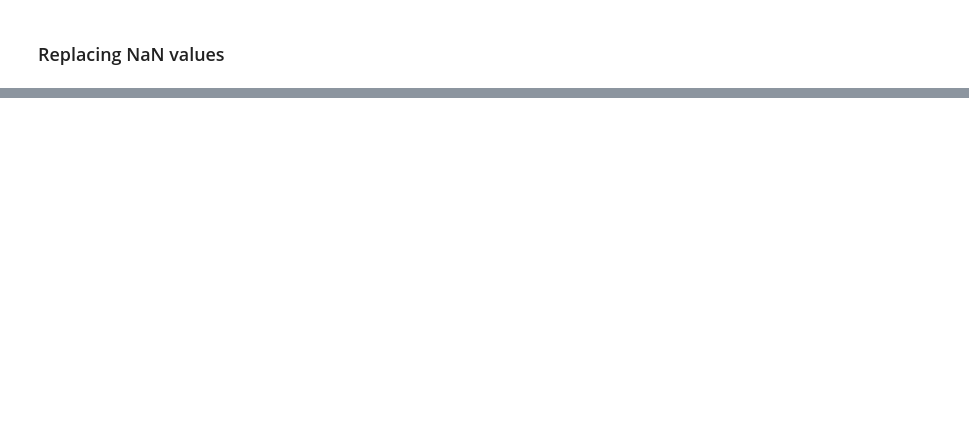
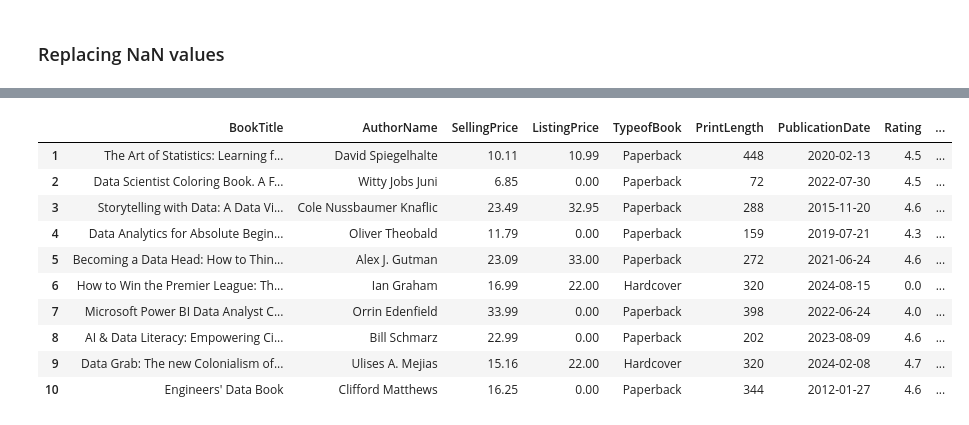
Before and after one commit to TendaiPhikiso/Amazon_web_Scraping_Transform, a Jupyter notebook: Amazon web scraping - Transformation Phase.ipynb, the cells around one changed output, grey strips where cells are left out. Cells and saved outputs as stored; diff of their text form; code cells hidden in the pictures; blank space fills up the shorter version.

```diff
--- a/Amazon web scraping - Transformation Phase.ipynb
+++ b/Amazon web scraping - Transformation Phase.ipynb
@@ -219,3 +219,17 @@ dtype: object
+# %%
+df_new.iloc[:10]
+# %% [output]
+|  | BookTitle | AuthorName | SellingPrice | ListingPrice | TypeofBook | PrintLength | PublicationDate | Rating | ... |
+| 1 | The Art of Statistics: Learning f... | David Spiegelhalte | 10.11 | 10.99 | Paperback | 448 | 2020-02-13 | 4.5 | ... |
+| 2 | Data Scientist Coloring Book. A F... | Witty Jobs Juni | 6.85 | 0.00 | Paperback | 72 | 2022-07-30 | 4.5 | ... |
+| 3 | Storytelling with Data: A Data Vi... | Cole Nussbaumer Knaflic | 23.49 | 32.95 | Paperback | 288 | 2015-11-20 | 4.6 | ... |
+| 4 | Data Analytics for Absolute Begin... | Oliver Theobald | 11.79 | 0.00 | Paperback | 159 | 2019-07-21 | 4.3 | ... |
+| 5 | Becoming a Data Head: How to Thin... | Alex J. Gutman | 23.09 | 33.00 | Paperback | 272 | 2021-06-24 | 4.6 | ... |
+| 6 | How to Win the Premier League: Th... | Ian Graham | 16.99 | 22.00 | Hardcover | 320 | 2024-08-15 | 0.0 | ... |
+| 7 | Microsoft Power BI Data Analyst C... | Orrin Edenfield | 33.99 | 0.00 | Paperback | 398 | 2022-06-24 | 4.0 | ... |
+| 8 | AI & Data Literacy: Empowering Ci... | Bill Schmarz | 22.99 | 0.00 | Paperback | 202 | 2023-08-09 | 4.6 | ... |
+| 9 | Data Grab: The new Colonialism of... | Ulises A. Mejias | 15.16 | 22.00 | Hardcover | 320 | 2024-02-08 | 4.7 | ... |
+| 10 | Engineers′ Data Book | Clifford Matthews | 16.25 | 0.00 | Paperback | 344 | 2012-01-27 | 4.6 | ... |
 # %%
 # Saving df to a csv file
 df_new.to_csv("cleaned-data.csv", header=True, index=False)
```
Also changed, not shown: parts of 18 cells of this notebook.
